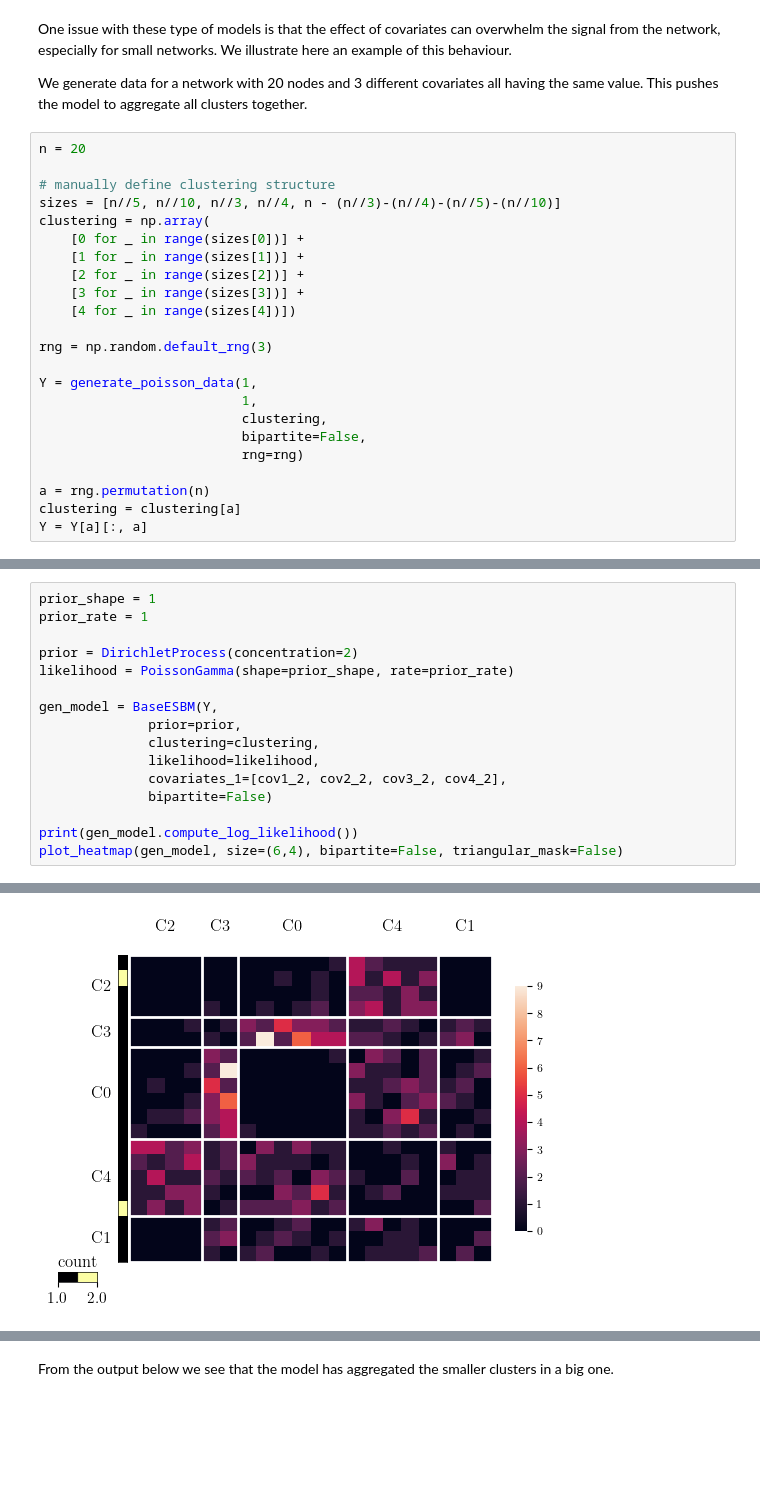
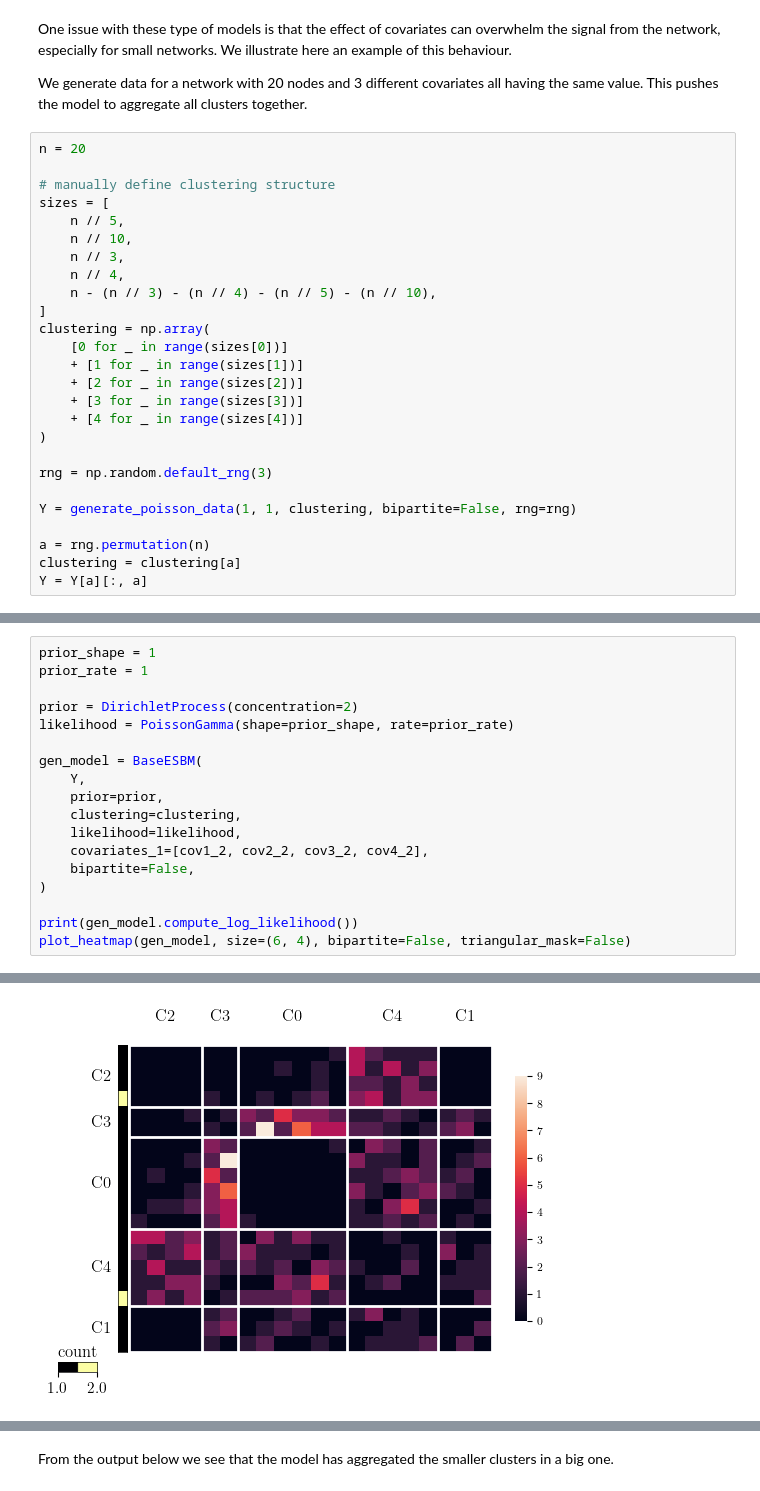
Before and after one commit to lorenzo-costa/pyesbm, a Jupyter notebook: examples/covariates_example.ipynb, the cells around one changed output, grey strips where cells are left out. Cells and saved outputs as stored; diff of their text form; blank space fills up the shorter version.

```diff
--- a/examples/covariates_example.ipynb
+++ b/examples/covariates_example.ipynb
@@ -142,21 +149,24 @@ We generate data for a network with 20 nodes and 3 different covariates all havi
 n = 20
 
 # manually define clustering structure
-sizes = [n//5, n//10, n//3, n//4, n - (n//3)-(n//4)-(n//5)-(n//10)]
+sizes = [
+    n // 5,
+    n // 10,
+    n // 3,
+    n // 4,
+    n - (n // 3) - (n // 4) - (n // 5) - (n // 10),
+]
 clustering = np.array(
-    [0 for _ in range(sizes[0])] +
-    [1 for _ in range(sizes[1])] +
-    [2 for _ in range(sizes[2])] +
-    [3 for _ in range(sizes[3])] +
-    [4 for _ in range(sizes[4])])
+    [0 for _ in range(sizes[0])]
+    + [1 for _ in range(sizes[1])]
+    + [2 for _ in range(sizes[2])]
+    + [3 for _ in range(sizes[3])]
+    + [4 for _ in range(sizes[4])]
+)
 
 rng = np.random.default_rng(3)
 
-Y = generate_poisson_data(1,
-                          1,
-                          clustering,
-                          bipartite=False,
-                          rng=rng)
+Y = generate_poisson_data(1, 1, clustering, bipartite=False, rng=rng)
 
 a = rng.permutation(n)
 clustering = clustering[a]
@@ -177,13 +187,15 @@ prior_rate = 1
 prior = DirichletProcess(concentration=2)
 likelihood = PoissonGamma(shape=prior_shape, rate=prior_rate)
 
-gen_model = BaseESBM(Y,
-              prior=prior,
-              clustering=clustering,
-              likelihood=likelihood,
-              covariates_1=[cov1_2, cov2_2, cov3_2, cov4_2],
-              bipartite=False)
+gen_model = BaseESBM(
+    Y,
+    prior=prior,
+    clustering=clustering,
+    likelihood=likelihood,
+    covariates_1=[cov1_2, cov2_2, cov3_2, cov4_2],
+    bipartite=False,
+)
 
 print(gen_model.compute_log_likelihood())
-plot_heatmap(gen_model, size=(6,4), bipartite=False, triangular_mask=False)
+plot_heatmap(gen_model, size=(6, 4), bipartite=False, triangular_mask=False)
 # %% [output]
@@ -191,4 +203,4 @@ plot_heatmap(gen_model, size=(6,4), bipartite=False, triangular_mask=False)
-[figure, old version]
+[figure, new version]
 # %%
 rng = np.random.default_rng(4)
 
```
Also changed, not shown: parts of 9 cells of this notebook, 20 other files.
